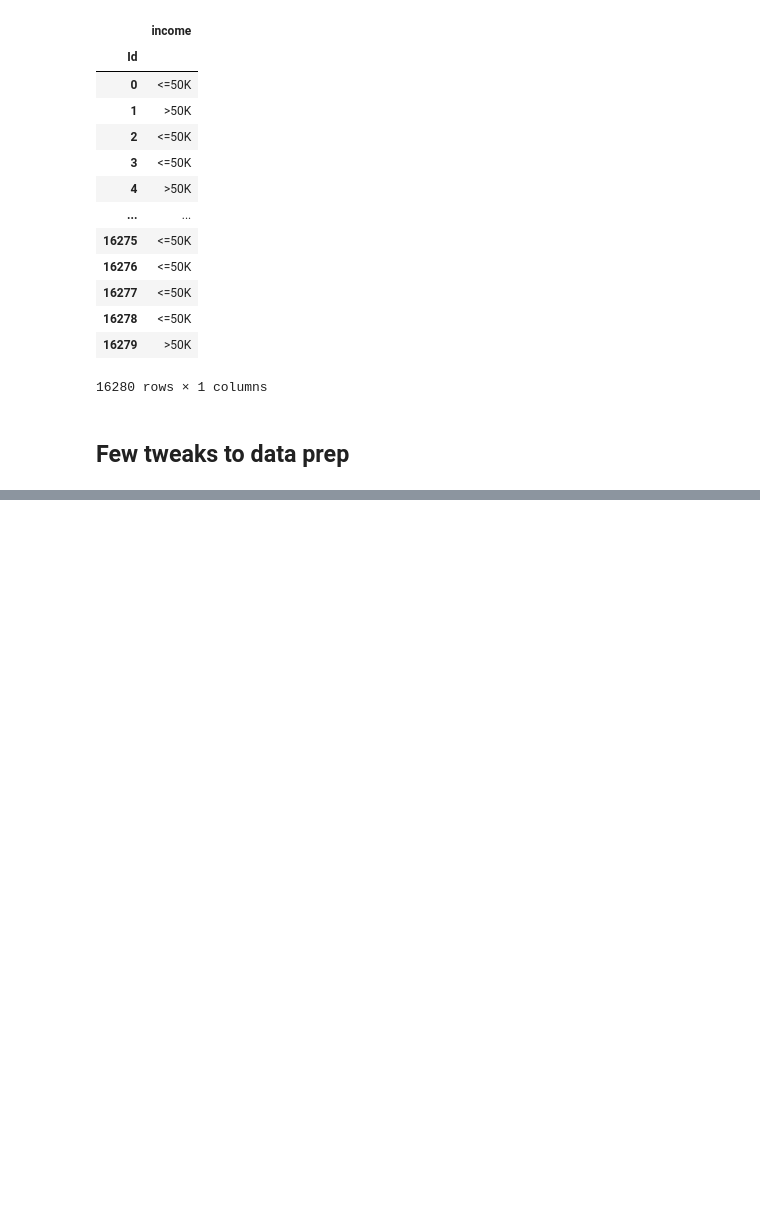
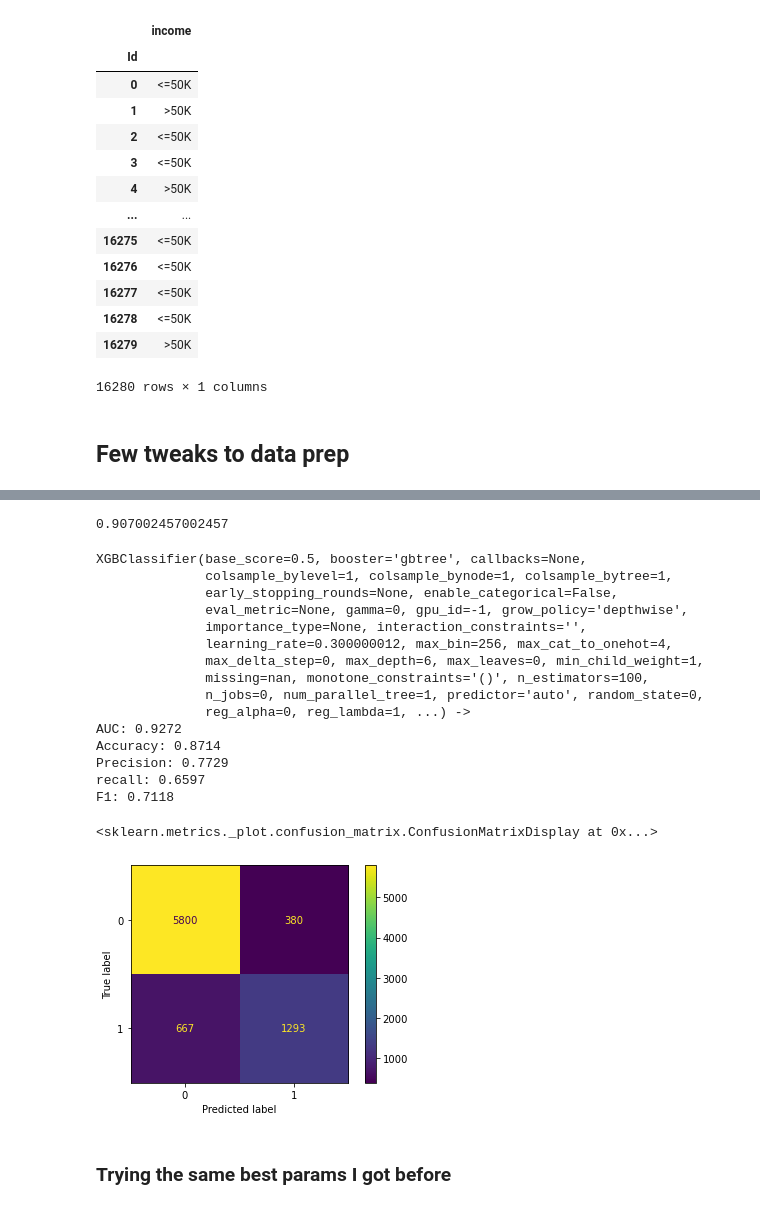
Before and after one commit to LRAbbade/adult_classifier, a Jupyter notebook: train.ipynb, the cells around one changed output, grey strips where cells are left out. Saved outputs shown, nothing was run; the diff lists cells and outputs as text; code cells hidden in the pictures; blank space fills up the shorter version.

```diff
--- a/train.ipynb
+++ b/train.ipynb
@@ -509,0 +596,5 @@ pred.to_csv('results/xgboost_optimized_pred.csv')
+# %%
+y_train = train_df.pop('income')
+X_train = train_df
+X_train, X_val, y_train, y_val = preper.split(X_train, y_train)
+len(X_train), len(y_train), len(X_val), len(y_val)
@@ -509,0 +605,6 @@ pred.to_csv('results/xgboost_optimized_pred.csv')
+# %%
+res_df = pd.DataFrame()
+# %%
+booster = xgb.XGBClassifier()
+# %%
+booster.fit(X_train, y_train)
@@ -509,0 +622,26 @@ pred.to_csv('results/xgboost_optimized_pred.csv')
+# %%
+booster.score(X_train, y_train)
+# %% [output]
+0.907002457002457
+# %%
+res_df = res_df.append(pd.DataFrame(data=print_cv_metrics(booster), index=['XGB default']))
+# %% [output]
+XGBClassifier(base_score=0.5, booster='gbtree', callbacks=None,
+              colsample_bylevel=1, colsample_bynode=1, colsample_bytree=1,
+              early_stopping_rounds=None, enable_categorical=False,
+              eval_metric=None, gamma=0, gpu_id=-1, grow_policy='depthwise',
+              importance_type=None, interaction_constraints='',
+              learning_rate=0.300000012, max_bin=256, max_cat_to_onehot=4,
+              max_delta_step=0, max_depth=6, max_leaves=0, min_child_weight=1,
+              missing=nan, monotone_constraints='()', n_estimators=100,
+              n_jobs=0, num_parallel_tree=1, predictor='auto', random_state=0,
+              reg_alpha=0, reg_lambda=1, ...) ->
+AUC: 0.9272
+Accuracy: 0.8714
+Precision: 0.7729
+recall: 0.6597
+F1: 0.7118
+<sklearn.metrics._plot.confusion_matrix.ConfusionMatrixDisplay at 0x...>
+[figure, added]
+# %% [markdown]
+### Trying the same best params I got before
```
Also changed, not shown: parts of 28 cells of this notebook.
